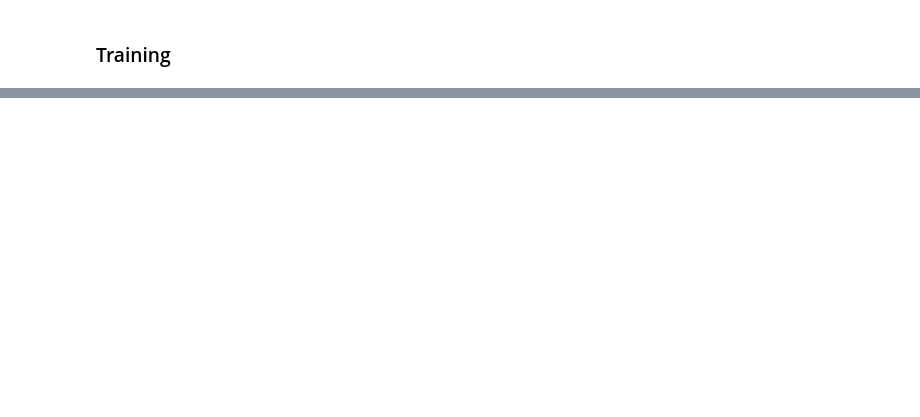
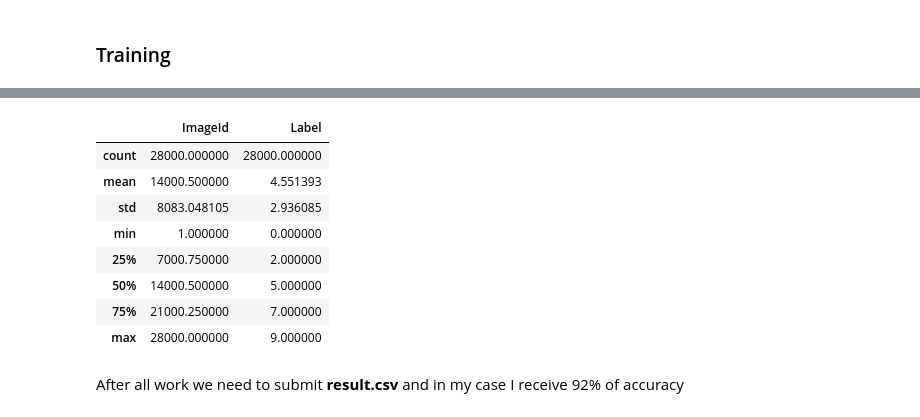
Before and after one commit to VladSkrynyk/NeuralNetworkForHandwrittenDigitRecognition, a Jupyter notebook: main.ipynb, the cells around one changed output, grey strips where cells are left out. Saved outputs shown, nothing was run; the diff lists cells and outputs as text; code cells hidden in the pictures; blank space fills up the shorter version.

```diff
--- a/main.ipynb
+++ b/main.ipynb
@@ -213,0 +264,12 @@ sn.heatmap(cm, annot=True, fmt="d")
+# %%
+res = []
+for i in range(28_000):
+
+     X = data_test[i]
+     X.shape += (1,)
+     X = X / 255
+
+     res.append(predict(X, W1, b1, W2, b2))
+# %%
+df_result = pd.read_csv("data/sample_submission.csv")
+df_result.head()
@@ -213,0 +283,3 @@ sn.heatmap(cm, annot=True, fmt="d")
+# %%
+df_result["Label"] = res
+df_result.head()
@@ -213,0 +293,12 @@ sn.heatmap(cm, annot=True, fmt="d")
+# %%
+df_result.describe()
+# %% [output]
+|  | ImageId | Label |
+| count | 28000.000000 | 28000.000000 |
+| mean | 14000.500000 | 4.551393 |
+| std | 8083.048105 | 2.936085 |
+| min | 1.000000 | 0.000000 |
+| 25% | 7000.750000 | 2.000000 |
+| 50% | 14000.500000 | 5.000000 |
+| 75% | 21000.250000 | 7.000000 |
+| max | 28000.000000 | 9.000000 |
@@ -213,0 +307,2 @@ sn.heatmap(cm, annot=True, fmt="d")
+# %% [markdown]
+After all work we need to submit **result.csv** and in my case I receive 92% of accuracy
```
Also changed, not shown: parts of 16 cells of this notebook, 4 other files.
